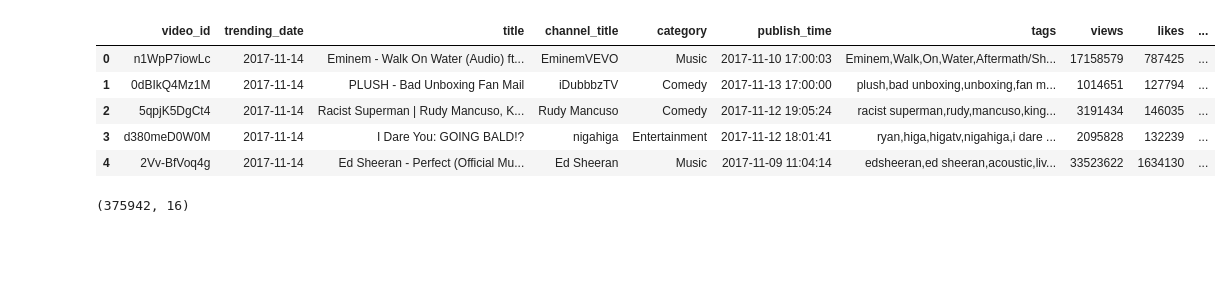
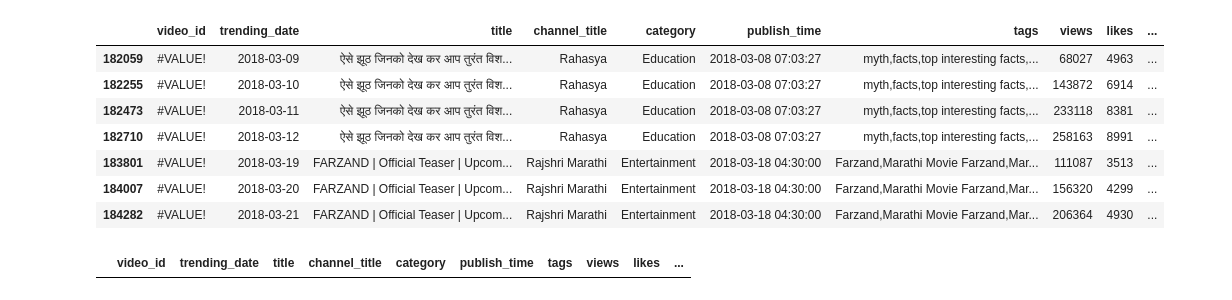
Before and after one commit to evaibrus/datascience-trending-videos, a Jupyter notebook: Project.ipynb, the cells around one changed output. Cells and saved outputs as stored; diff of their text form; code cells hidden in the pictures; blank space fills up the shorter version.

Commit message:
Auto-generated new id-s for videos with id #NAME?

```diff
--- a/Project.ipynb
+++ b/Project.ipynb
@@ -68,14 +68,14 @@ def clean_data(df, json_file):
 
     return df_clean
 # %%
-canada_clean = clean_data(canada, 'CA_category_id.json')
-germany_clean = clean_data(germany, 'DE_category_id.json')
-france_clean = clean_data(france, 'FR_category_id.json')
-uk_clean = clean_data(uk, 'GB_category_id.json')
-india_clean = clean_data(india, 'IN_category_id.json')
-japan_clean = clean_data(japan, 'JP_category_id.json')
-korea_clean = clean_data(korea, 'KR_category_id.json')
-mexico_clean = clean_data(mexico, 'MX_category_id.json')
-russia_clean = clean_data(russia, 'RU_category_id.json')
-us_clean = clean_data(us, 'US_category_id.json')
+canada_clean = clean_data(canada, 'datasets/CA_category_id.json')
+germany_clean = clean_data(germany, 'datasets/DE_category_id.json')
+france_clean = clean_data(france, 'datasets/FR_category_id.json')
+uk_clean = clean_data(uk, 'datasets/GB_category_id.json')
+india_clean = clean_data(india, 'datasets/IN_category_id.json')
+japan_clean = clean_data(japan, 'datasets/JP_category_id.json')
+korea_clean = clean_data(korea, 'datasets/KR_category_id.json')
+mexico_clean = clean_data(mexico, 'datasets/MX_category_id.json')
+russia_clean = clean_data(russia, 'datasets/RU_category_id.json')
+us_clean = clean_data(us, 'datasets/US_category_id.json')
 # %%
@@ -159,38 +98,52 @@ de['country'] = 'Germany'
 
 fr = france_clean.copy()
 fr['country'] = 'France'
 
 gb = uk_clean.copy()
 gb['country'] = 'Great Britain'
 
 ind = india_clean.copy()
 ind['country'] = 'India'
 
 jp = japan_clean.copy()
 jp['country'] = 'Japan'
 
 kr = korea_clean.copy()
 kr['country'] = 'Korea'
 
 mx = mexico_clean.copy()
 mx['country'] = 'Mexico'
 
 ru = russia_clean.copy()
 ru['country'] = 'Russia'
 
 usa = us_clean.copy()
 usa['country'] = 'USA'
 
 all_data = pd.concat([ca, de, fr, gb, ind, jp, kr, mx, ru, usa])
+all_data.reset_index(drop=True, inplace=True)
 
-all_data.head()
+#check videos where video id = #VALUE!
+all_data[all_data['video_id'] == '#VALUE!']
 
-all_data.shape
+idx1 = [182059, 182255, 182473, 182710]
+idx2 = [183801, 184007, 184282]
+
+#Replace the id of same videos with AA or BB - these id's are not present in the dataset
+for i in range(len(idx1)):
+    all_data.loc[idx1[i], 'video_id'] = 'AA'
+
+for i in range(len(idx2)):
+    all_data.loc[idx2[i], 'video_id'] = 'BB'
+
+all_data[all_data['video_id'] == '#VALUE!']
 # %% [output]
 |  | video_id | trending_date | title | channel_title | category | publish_time | tags | views | likes | ... |
-| 0 | n1WpP7iowLc | 2017-11-14 | Eminem - Walk On Water (Audio) ft... | EminemVEVO | Music | 2017-11-10 17:00:03 | Eminem,Walk,On,Water,Aftermath/Sh... | 17158579 | 787425 | ... |
-| 1 | 0dBIkQ4Mz1M | 2017-11-14 | PLUSH - Bad Unboxing Fan Mail | iDubbbzTV | Comedy | 2017-11-13 17:00:00 | plush,bad unboxing,unboxing,fan m... | 1014651 | 127794 | ... |
-| 2 | 5qpjK5DgCt4 | 2017-11-14 | Racist Superman | Rudy Mancuso, K... | Rudy Mancuso | Comedy | 2017-11-12 19:05:24 | racist superman,rudy,mancuso,king... | 3191434 | 146035 | ... |
-| 3 | d380meD0W0M | 2017-11-14 | I Dare You: GOING BALD!? | nigahiga | Entertainment | 2017-11-12 18:01:41 | ryan,higa,higatv,nigahiga,i dare ... | 2095828 | 132239 | ... |
-| 4 | 2Vv-BfVoq4g | 2017-11-14 | Ed Sheeran - Perfect (Official Mu... | Ed Sheeran | Music | 2017-11-09 11:04:14 | edsheeran,ed sheeran,acoustic,liv... | 33523622 | 1634130 | ... |
+| 182059 | #VALUE! | 2018-03-09 | ऐसे झूठ जिनको देख कर आप तुरंत विश... | Rahasya | Education | 2018-03-08 07:03:27 | myth,facts,top interesting facts,... | 68027 | 4963 | ... |
+| 182255 | #VALUE! | 2018-03-10 | ऐसे झूठ जिनको देख कर आप तुरंत विश... | Rahasya | Education | 2018-03-08 07:03:27 | myth,facts,top interesting facts,... | 143872 | 6914 | ... |
+| 182473 | #VALUE! | 2018-03-11 | ऐसे झूठ जिनको देख कर आप तुरंत विश... | Rahasya | Education | 2018-03-08 07:03:27 | myth,facts,top interesting facts,... | 233118 | 8381 | ... |
+| 182710 | #VALUE! | 2018-03-12 | ऐसे झूठ जिनको देख कर आप तुरंत विश... | Rahasya | Education | 2018-03-08 07:03:27 | myth,facts,top interesting facts,... | 258163 | 8991 | ... |
+| 183801 | #VALUE! | 2018-03-19 | FARZAND | Official Teaser | Upcom... | Rajshri Marathi | Entertainment | 2018-03-18 04:30:00 | Farzand,Marathi Movie Farzand,Mar... | 111087 | 3513 | ... |
+| 184007 | #VALUE! | 2018-03-20 | FARZAND | Official Teaser | Upcom... | Rajshri Marathi | Entertainment | 2018-03-18 04:30:00 | Farzand,Marathi Movie Farzand,Mar... | 156320 | 4299 | ... |
+| 184282 | #VALUE! | 2018-03-21 | FARZAND | Official Teaser | Upcom... | Rajshri Marathi | Entertainment | 2018-03-18 04:30:00 | Farzand,Marathi Movie Farzand,Mar... | 206364 | 4930 | ... |
-(375942, 16)
+|  | video_id | trending_date | title | channel_title | category | publish_time | tags | views | likes | ... |
```
Also changed, not shown: parts of 9 cells of this notebook, 20 other files.
